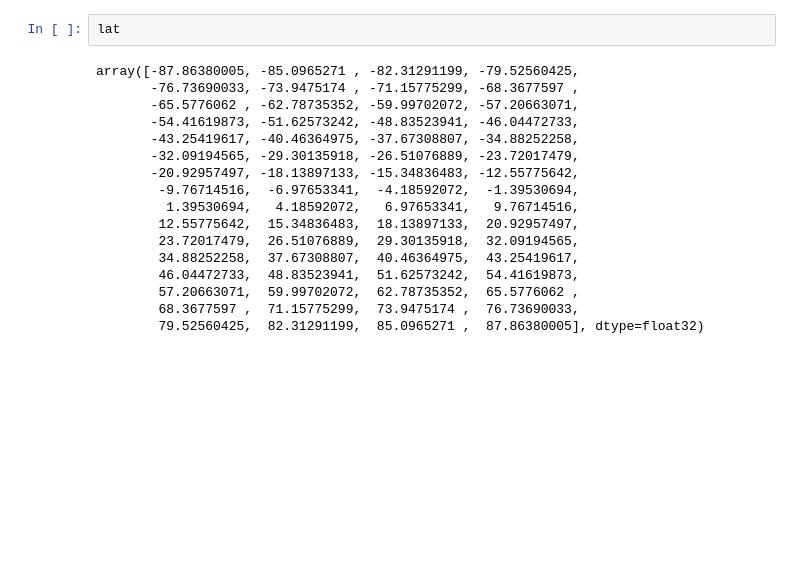
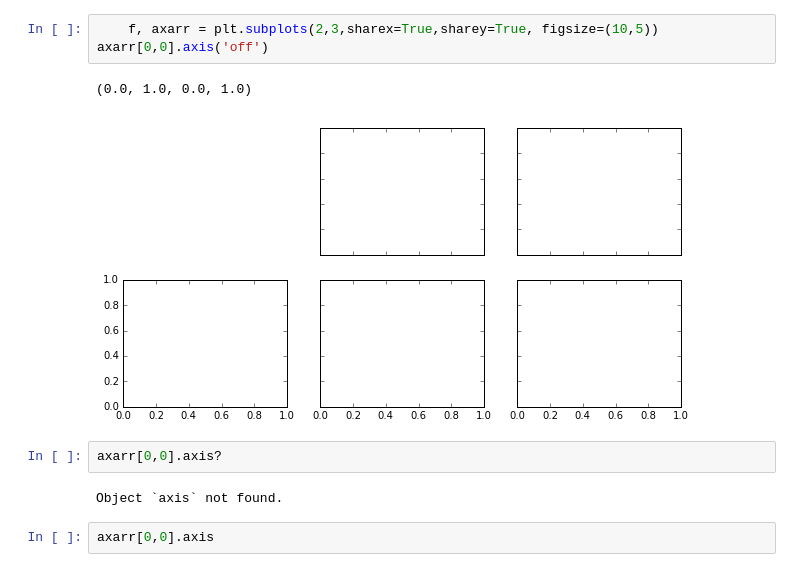
Before and after one commit to jgdwyer/ML-convection, a Jupyter notebook: notebooks/NN compare climo.ipynb, the cells around one changed output. Cells and saved outputs as stored; diff of their text form; blank space fills up the shorter version.

```diff
--- a/notebooks/NN compare climo.ipynb
+++ b/notebooks/NN compare climo.ipynb
@@ -165,19 +164,12 @@ np.exp(1)
-# %%
-lat
-# %% [output]
-array([-87.86380005, -85.0965271 , -82.31291199, -79.52560425,
-       -76.73690033, -73.9475174 , -71.15775299, -68.3677597 ,
-       -65.5776062 , -62.78735352, -59.99702072, -57.20663071,
-       -54.41619873, -51.62573242, -48.83523941, -46.04472733,
-       -43.25419617, -40.46364975, -37.67308807, -34.88252258,
-       -32.09194565, -29.30135918, -26.51076889, -23.72017479,
-       -20.92957497, -18.13897133, -15.34836483, -12.55775642,
-        -9.76714516,  -6.97653341,  -4.18592072,  -1.39530694,
-         1.39530694,   4.18592072,   6.97653341,   9.76714516,
-        12.55775642,  15.34836483,  18.13897133,  20.92957497,
-        23.72017479,  26.51076889,  29.30135918,  32.09194565,
-        34.88252258,  37.67308807,  40.46364975,  43.25419617,
-        46.04472733,  48.83523941,  51.62573242,  54.41619873,
-        57.20663071,  59.99702072,  62.78735352,  65.5776062 ,
-        68.3677597 ,  71.15775299,  73.9475174 ,  76.73690033,
-        79.52560425,  82.31291199,  85.0965271 ,  87.86380005], dtype=float32)
+# %%
+    f, axarr = plt.subplots(2,3,sharex=True,sharey=True, figsize=(10,5))
+axarr[0,0].axis('off')
+# %% [output]
+(0.0, 1.0, 0.0, 1.0)
+[figure, added]
+# %%
+axarr[0,0].axis?
+# %% [output]
+Object `axis` not found.
+# %%
+axarr[0,0].axis
```
Also changed, not shown: parts of 3 cells of this notebook, 2 other files.
